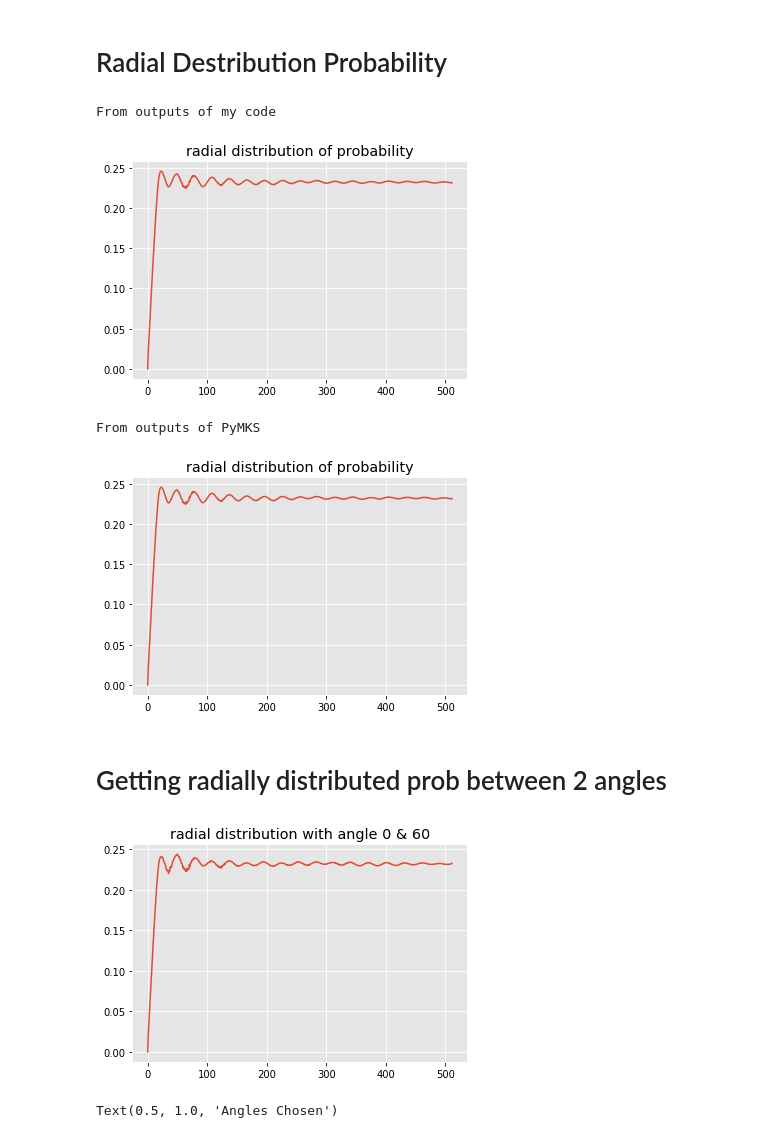
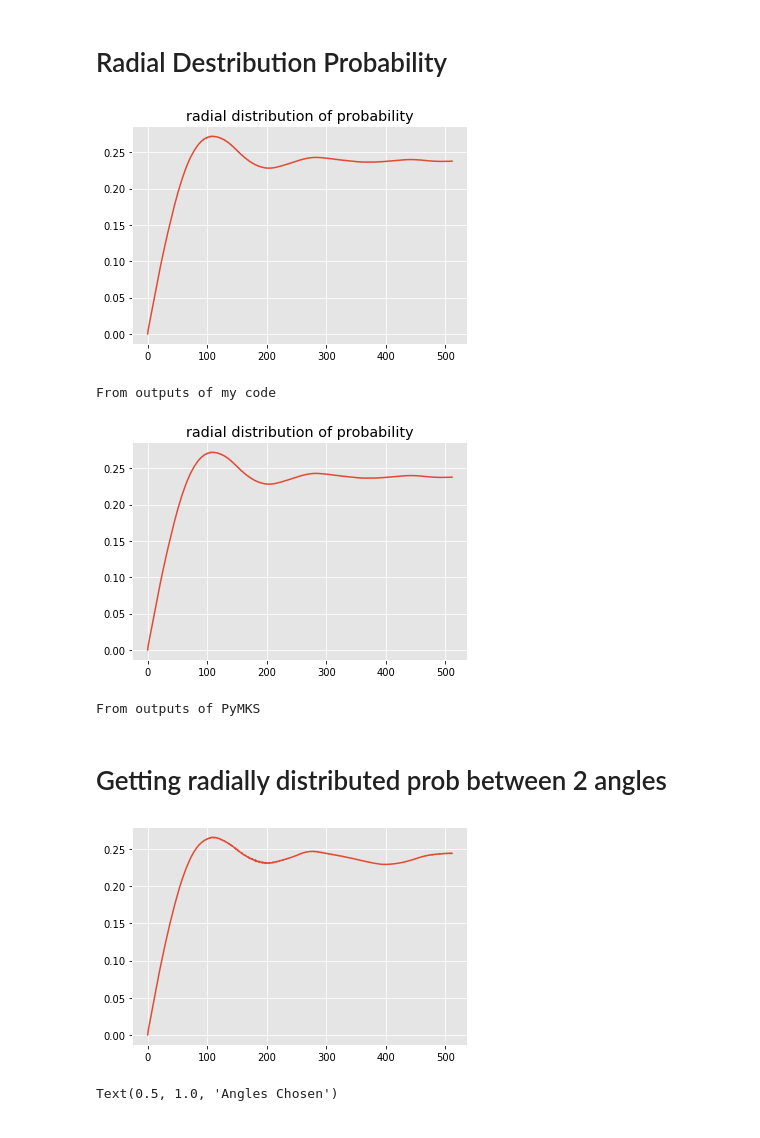
Before and after one commit to nhgowtham/MicrostructureStatistics, a Jupyter notebook: 2 point correlations example.ipynb, the cells around one changed output. Saved outputs shown, nothing was run; the diff lists cells and outputs as text; code cells hidden in the pictures.

Commit message:
added time series plots

```diff
--- a/2 point correlations example.ipynb
+++ b/2 point correlations example.ipynb
@@ -8,7 +8,7 @@ import pandas as pd
 # %% [markdown]
 ### Changing the image from png/dat file to numpy array
 # %%
-image_path ='/Users/adithyaiyer/Desktop/data_hex/c-time_000010000.dat'
+image_path ='/Users/adithyaiyer/Desktop/data_hex/c-time_000200000.dat'
 img_ = corr.dat_to_numpy(image_path)
 # %% [markdown]
 ## Visualizing the microstructure(cropped if png)
@@ -104,25 +107,34 @@ plt.legend(['My Code','PYMKS'])
 ## From my code
 
 r_val =corr.radialDistribution(cross)
+plt.plot(r_val)
+plt.title("radial distribution of probability")
+plt.show()
+
 reshaped_from_pymks = np.reshape(cross_pymks.flatten(),cross.shape)
 print('From outputs of my code')
 # %% [output]
+[figure, new version]
 From outputs of my code
-[figure, old version]
 # %%
 ## From PYMKS
 
 r_val_pymks = corr.radialDistribution(reshaped_from_pymks)
+plt.plot(r_val_pymks)
+plt.title("radial distribution of probability")
+plt.show()
 print('From outputs of PyMKS')
 # %% [output]
+[figure, new version]
 From outputs of PyMKS
-[figure, old version]
 # %% [markdown]
 # Getting radially distributed prob between 2 angles
 # %%
 AngleChosenForOutput, radialProbDistribution =corr.giveAvailablePoints(cross,0,60,0)
+plt.plot(radialProbDistribution)
+plt.show()
 # %% [output]
-[figure, old version]
+[figure, new version]
 # %%
 plt.imshow(AngleChosenForOutput)
 plt.colorbar()
```
Also changed, not shown: parts of 16 cells of this notebook, 2 other files.
